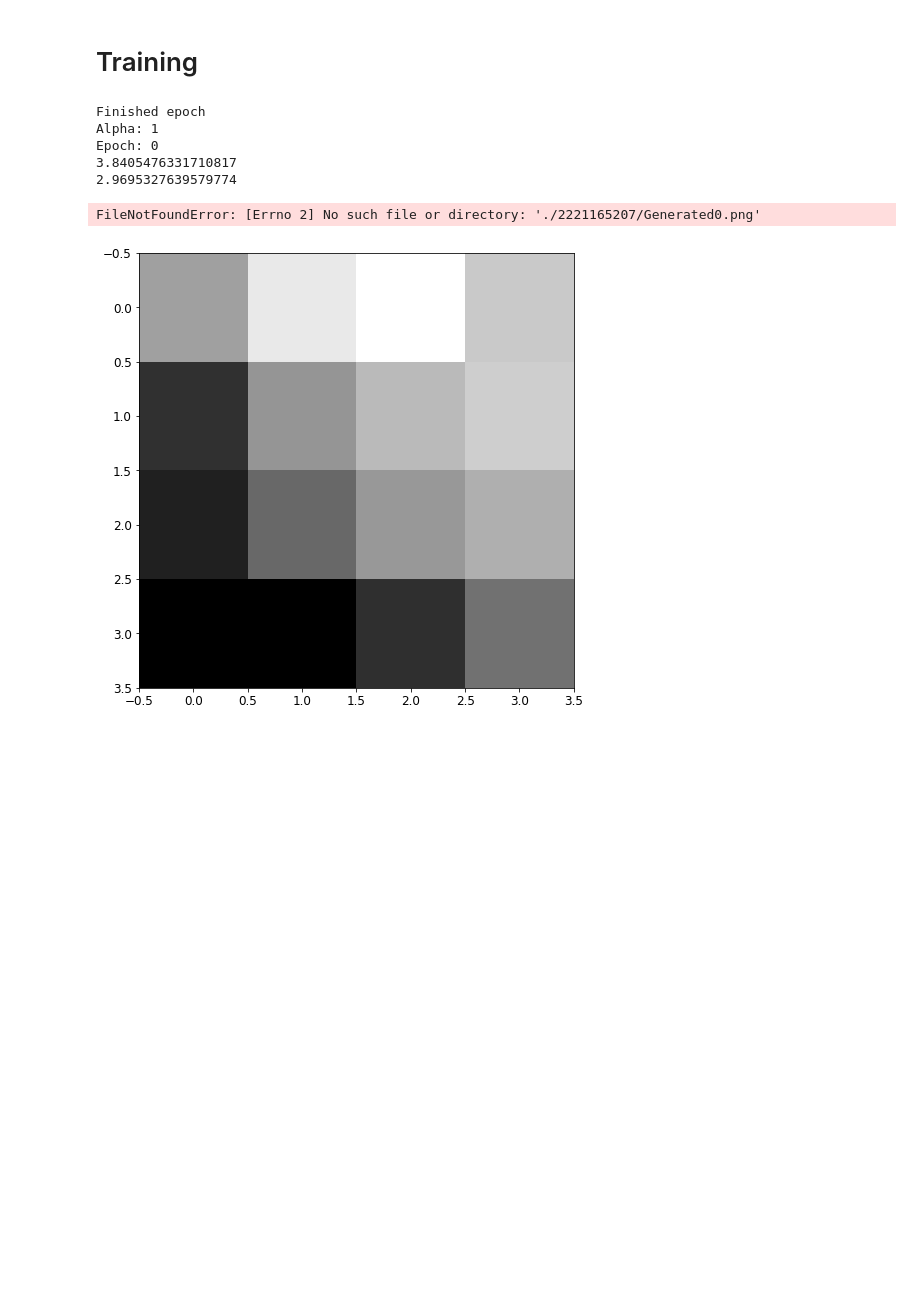
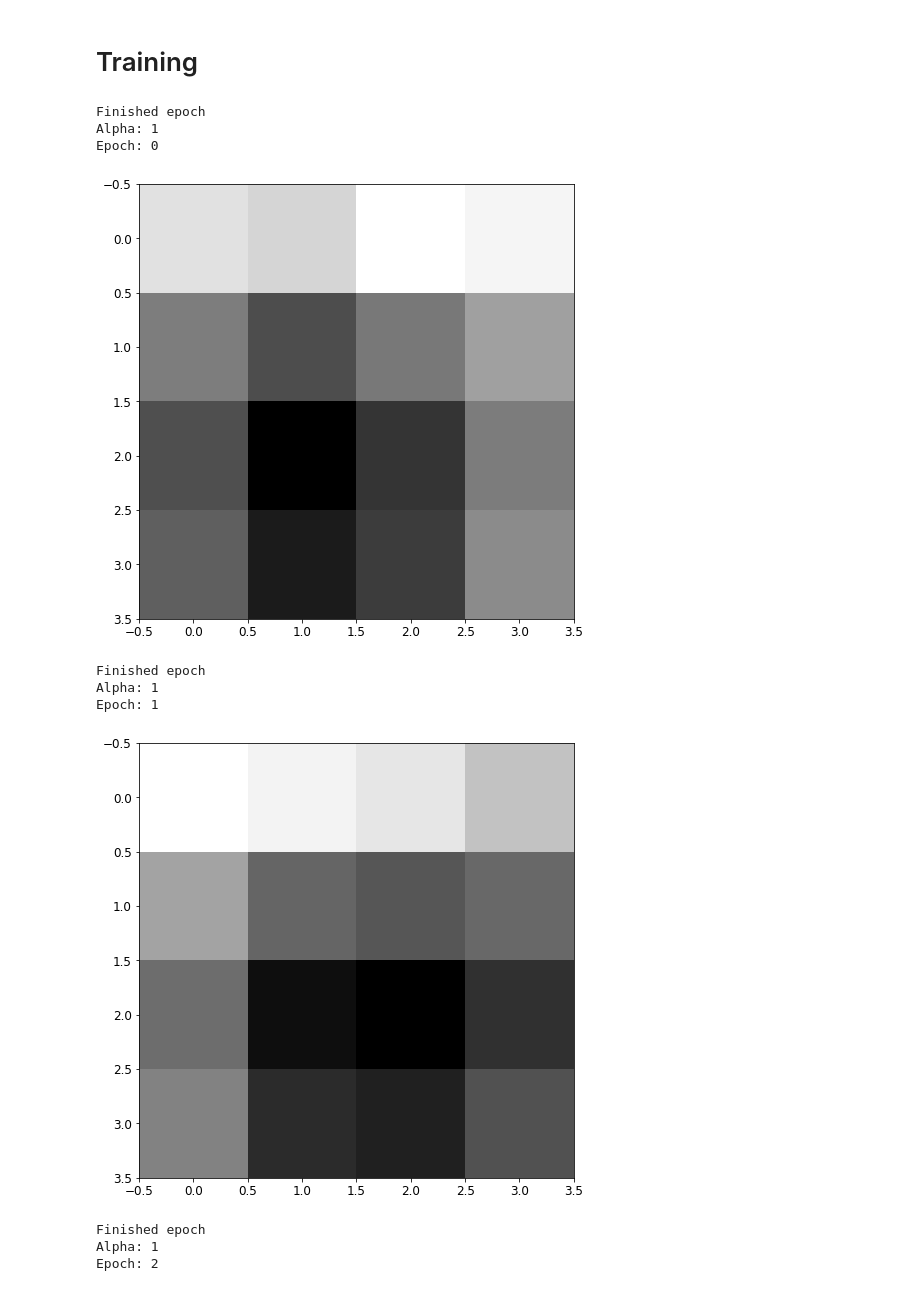
Before and after one commit to zeusgedofdata/ml_expore, a Jupyter notebook: Skeletons.ipynb, the cells around one changed output. Saved outputs shown, nothing was run; the diff lists cells and outputs as text; code cells hidden in the pictures; blank space fills up the shorter version.

```diff
--- a/Skeletons.ipynb
+++ b/Skeletons.ipynb
@@ -396,8 +408,14 @@ def get_disc_loss(gen, disc, criterion, real_input, num_images, z_dim, device="c
     fake_labels = torch.zeros((num_images,1),device=device)
     real_labels = torch.ones((num_images,1),device=device)
 
-    fake_loss = criterion(disc(fake_images), fake_labels)
-    real_loss = criterion(disc(real_input), real_labels)
+    fake_score =disc(fake_images)
+    real_score =disc(real_images)
+
+    wandb.log({"critic_fake_score":fake_score[0].item()})
+    wandb.log({"critic_real_score":real_score[0].item()})
+
+    fake_loss = criterion(fake_score, fake_labels)
+    real_loss = criterion(real_score, real_labels)
     disc_loss = (fake_loss + real_loss)/2
     return disc_loss
 # %% [markdown]
@@ -414,20 +432,24 @@ block_count = 0
 gen = ProConGan().to(config.device)
 disc = ProConDisc().to(config.device)
 
+wandb.watch(gen, log_freq=100)
+wandb.watch(disc, log_freq=100)
+
 
 gen_opt = torch.optim.Adam(gen.parameters(), lr=config.gen_lr)
 disc_opt = torch.optim.Adam(disc.parameters(), lr=config.disc_lr)
 
-disc_loss_hist = []
-gen_loss_hist = []
+
 
 disc_metric_real = []
 disc_metric_fake = []
+critic_score = []
 
 
 for epoch in range(config.epochs):
     disc_loss_batch = 0.0
     gen_loss_batch = 0.0
+
     for batch in dls.train:
         real_images, *_ = batch
         real_images = real_images.to(config.device)
@@ -451,52 +473,54 @@ for epoch in range(config.epochs):
 
         disc_loss_batch+=disc_loss.item()
         disc_loss.backward(retain_graph=True)
         disc_opt.step()
 
 
         gen.increment_alpha()
         disc.increment_alpha()
 
 
     print("Finished epoch")
     print("Alpha: "+ str(gen.alpha))
     if epoch % 10==0 and epoch !=0 and gen.dim_index !=8 and block_count < max_num_blocks:
         gen.add_block()
         disc.add_block()
         print("adding block")
         block_count += 1
 
 
     print("Epoch: " + str(epoch))
-    print(disc_loss_batch/config.batch_size)
-    print((gen_loss_batch/config.batch_size)) #WHY?
+    wandb.log({"disc_loss":disc_loss_batch/config.batch_size})
+    wandb.log({"gen_loss":gen_loss_batch/config.batch_size})
 
-    disc_loss_hist.append(disc_loss_batch/config.batch_size)
-    gen_loss_hist.append(gen_loss_batch/config.batch_size)
 
     if epoch % (config.log_every) == 0:
         for i in range(1):
             generate_image(gen,epoch)
-            reals = downsample((7-disc.dim_index), real_images)
-            reals = reals.detach().to("cpu").numpy()[0][0]
-            print(reals.shape)
-            fake_images = gen(get_noise(num_images, z_dim, device=device))
-            #fake_images = torch.reshape(fake_images, dimensions)
+            #reals = downsample((7-disc.dim_index), real_images)
+            #reals = reals.detach().to("cpu").numpy()[0][0]
+            #print(reals.shape)
+            #fake_images = gen(get_noise(num_images, z_dim, device=device))
+            ##fake_images = torch.reshape(fake_images, dimensions)
+            ##fake_images.detach()
+            #print("REAL")
+            #plt.figure(figsize=(8,8))
+            #plt.imshow(reals, cmap = "gray")
+            #plt.show()
+            #
+            #fake_images = torch.reshape(fake_images, (config.batch_size, 1, gen.get_dim(), gen.get_dim()))
             #fake_images.detach()
-            print("REAL")
-            plt.figure(figsize=(8,8))
-            plt.imshow(reals, cmap = "gray")
-            plt.show()
-
-            fake_images = torch.reshape(fake_images, (config.batch_size, 1, gen.get_dim(), gen.get_dim()))
-            fake_images.detach()
-            prediction = disc(fake_images)
-            print(prediction)
+            #prediction = disc(fake_images)
+            #print(prediction)
 # %% [output]
 Finished epoch
 Alpha: 1
 Epoch: 0
-3.8405476331710817
-2.9695327639579774
+[figure, new version]
-FileNotFoundError: [Errno 2] No such file or directory: './2221165207/Generated0.png'
+Finished epoch
+Alpha: 1
+Epoch: 1
-[figure, old version]
+[figure, added]
+Finished epoch
+Alpha: 1
+Epoch: 2
```
Also changed, not shown: parts of 5 cells of this notebook.
